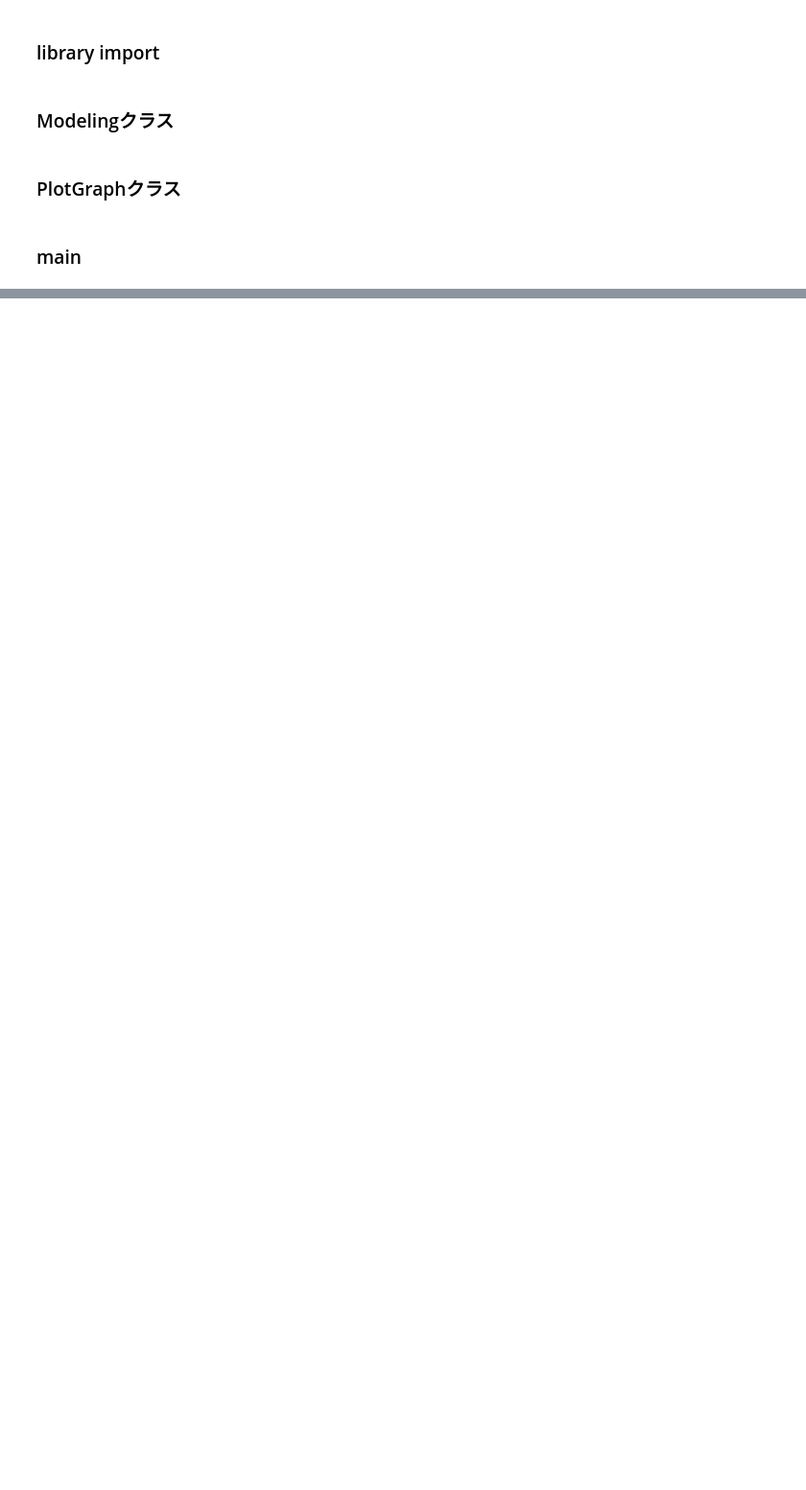
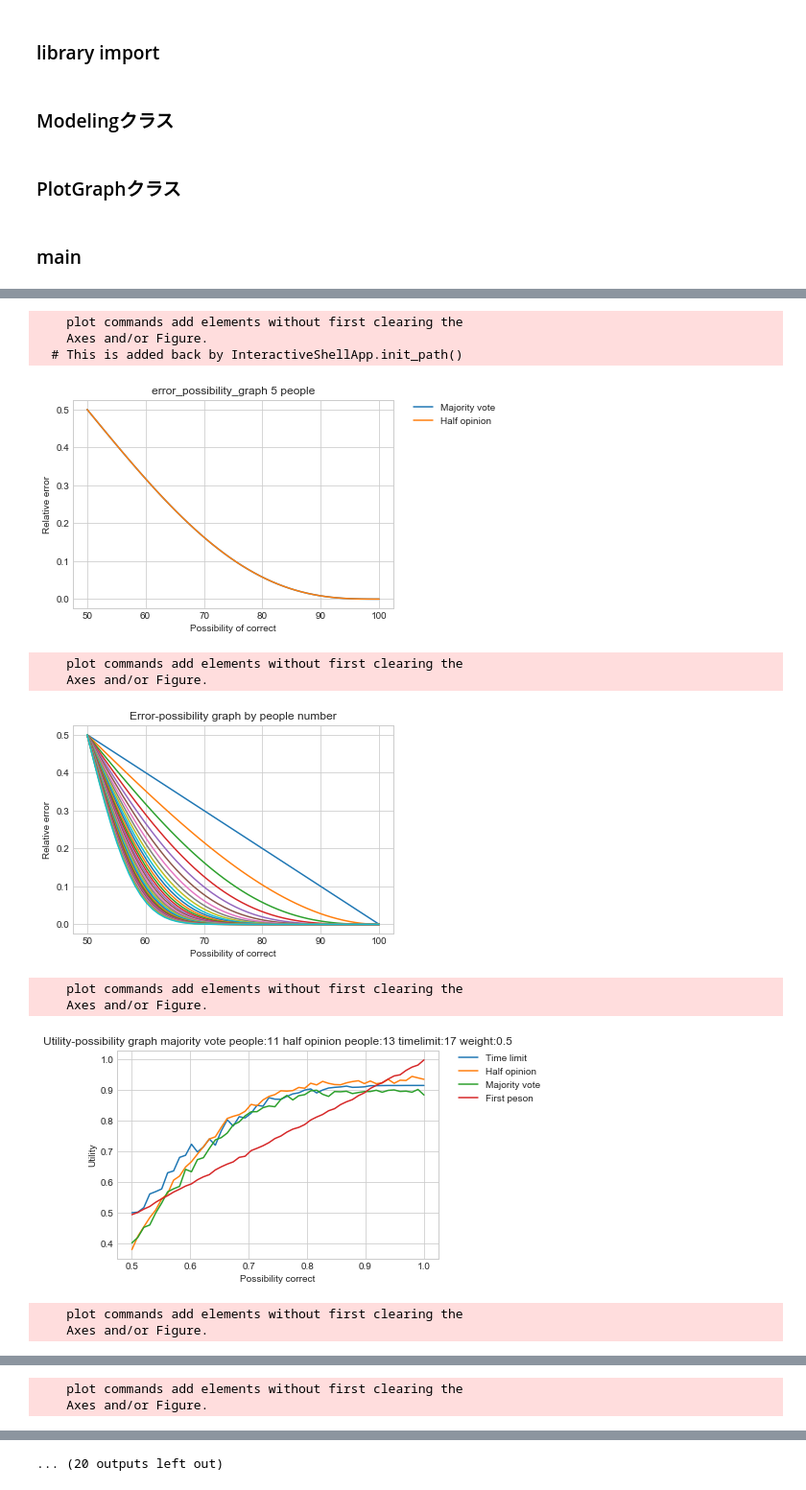
Before and after one commit to k33asby/opinion-aggregation-experiment, a Jupyter notebook: py/sumilation.ipynb, the cells around one changed output, grey strips where cells are left out. Shown at 96% size. Cells and saved outputs as stored; diff of their text form; code cells hidden in the pictures; blank space fills up the shorter version.

```diff
--- a/py/sumilation.ipynb
+++ b/py/sumilation.ipynb
@@ -689,0 +653,28 @@ pg.plot_utility_weight_variance_graph_with_uniform_distribution_for_single_metho
+# %%
+sns.set_style("whitegrid")
+pg = PlotGraph(50, 10)
+pg.plot_error_possibility_graph(5)
+pg.plot_error_possibility_graph_by_people_num()
+pg.plot_utility_possibility_average_graph(11, 13, 17, 0.5)
+pg.plot_utility_possibility_variance_graph(11, 13, 17, 0.5)
+pg.plot_utility_weight_average_graph(0.7, 11, 13, 17)
+pg.plot_utility_weight_variance_graph(0.7, 11, 13, 17)
+pg.plot_utility_possibility_average_graph_for_single_method(0.5)
+pg.plot_utility_possibility_variance_graph_for_single_method(0.5)
+pg.plot_utility_weight_average_graph_with_uniform_distribution(50, 50, 11, 13, 17)
+pg.plot_utility_weight_variance_graph_with_uniform_distribution(50, 50, 11, 13, 17)
+pg.plot_utility_weight_average_graph_with_uniform_distribution_for_single_method(50, 50)
+pg.plot_utility_weight_variance_graph_with_uniform_distribution_for_single_method(50, 50)
+# %% [output]
+    plot commands add elements without first clearing the
+    Axes and/or Figure.
+  # This is added back by InteractiveShellApp.init_path()
+[figure, added]
+    plot commands add elements without first clearing the
+    Axes and/or Figure.
+[figure, added]
+    plot commands add elements without first clearing the
+    Axes and/or Figure.
+[figure, added]
+    plot commands add elements without first clearing the
+    Axes and/or Figure.
@@ -689,0 +682,2 @@ pg.plot_utility_weight_variance_graph_with_uniform_distribution_for_single_metho
+    plot commands add elements without first clearing the
+    Axes and/or Figure.
@@ -689,0 +688 @@ pg.plot_utility_weight_variance_graph_with_uniform_distribution_for_single_metho
+... (20 outputs left out)
```
Also changed, not shown: parts of 3 cells of this notebook, 2 other files.
